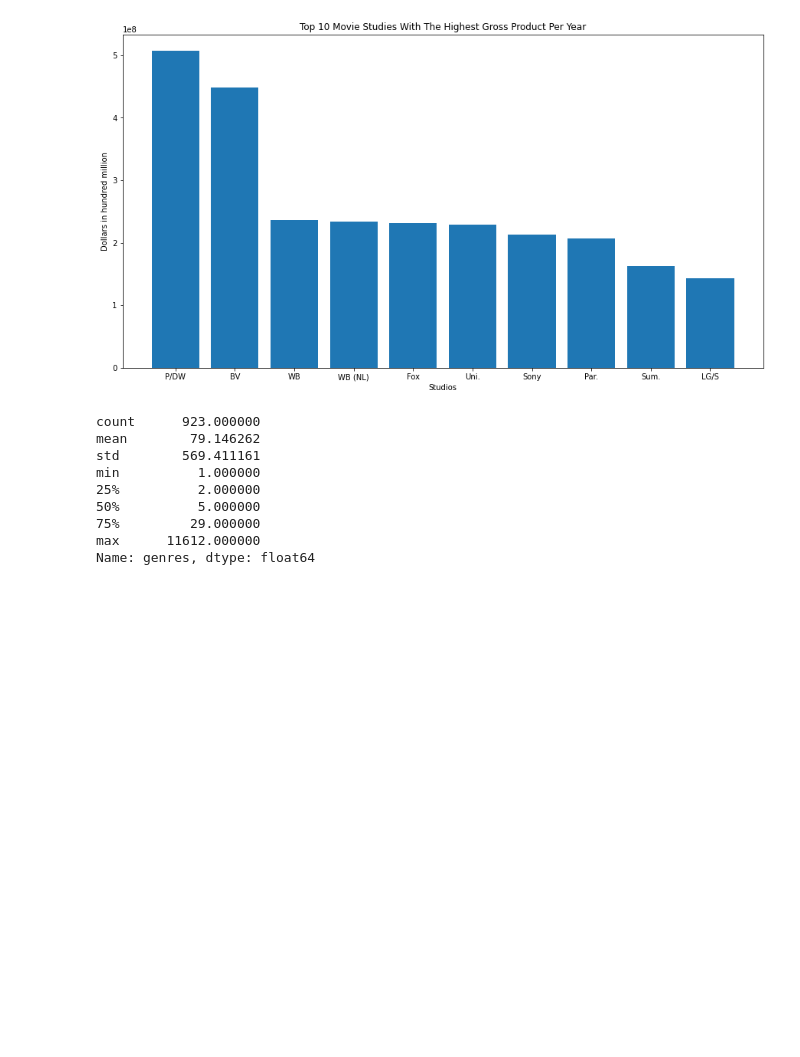
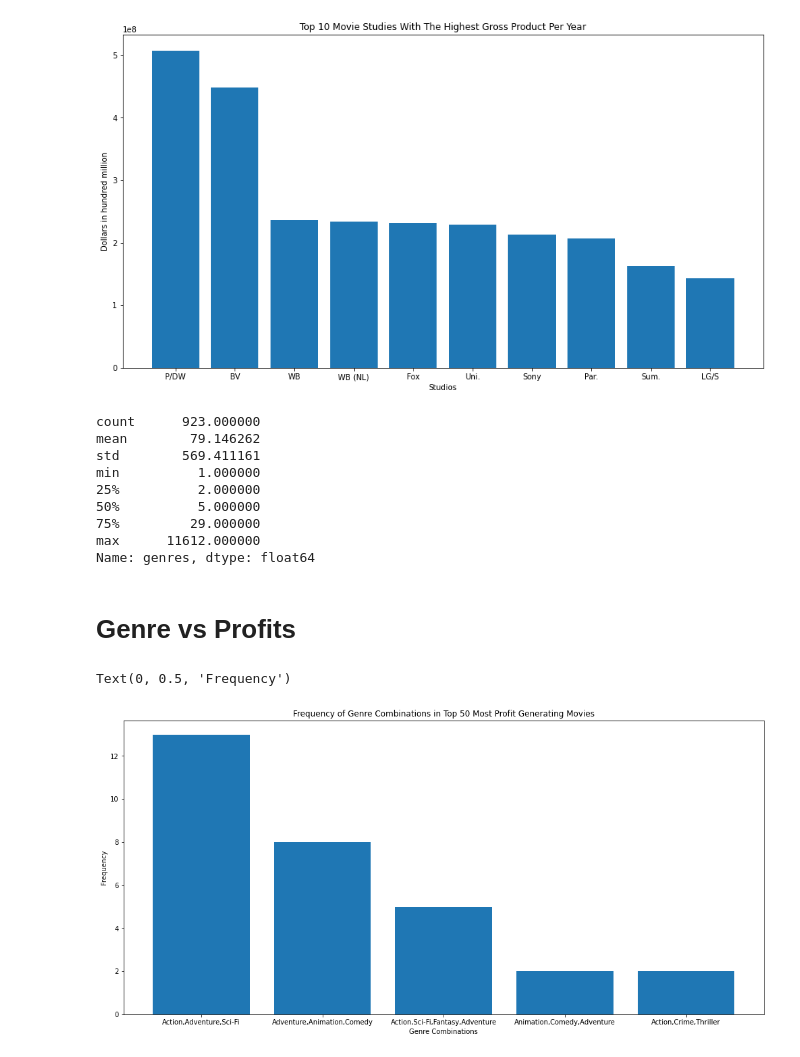
Before and after one commit to learn-co-curriculum/dsc-phase-1-project-v2-3, a Jupyter notebook: mustafasnb.ipynb, the cells around one changed output. Drawn from its saved outputs; the diff is of its cells as text; code cells hidden in the pictures; blank space fills up the shorter version.

```diff
--- a/mustafasnb.ipynb
+++ b/mustafasnb.ipynb
@@ -184,3 +135,5 @@ min          1.000000
 75%         29.000000
 max      11612.000000
 Name: genres, dtype: float64
+# %% [markdown]
+# Genre vs Profits
@@ -186,0 +162,64 @@ Name: genres, dtype: float64
+# %%
+imdb_title_basics['primary_title'] = imdb_title_basics['primary_title'].map(lambda x: re.sub('[.,:-]', '', x))
+tn_movie_budgets['movie'] = tn_movie_budgets['movie'].map(lambda x: re.sub('[.,:-]', '', x))
+imdb_title_basics['primary_title'].iloc[41443]
+# %%
+imdb_title_basics['primary_title'] = imdb_title_basics['primary_title'].map(lambda x: re.sub('[.,:-]', '', x))
+tn_movie_budgets['movie'] = tn_movie_budgets['movie'].map(lambda x: re.sub('[.,:-]', '', x))
+
+# MAKE A COLUMN called release_date_year WHICH HOLDS THE YEAR OF EACH MOVIE in tn_movie_budgets dataframe
+tn_movie_budgets['release_date_year'] = tn_movie_budgets['release_date'].map(lambda x: x[-4:])
+# MAKE A COLUMN called movie_and_year WHICH HOLDS THE CONCATENATED VERSION OF MOVIE AND YEAR OF EACH MOVIE
+tn_movie_budgets['movie_and_year'] = tn_movie_budgets['movie'] + tn_movie_budgets['release_date_year']
+# CONVERT START YEAR TO string
+imdb_title_basics['start_year_str'] = imdb_title_basics['start_year'].map(str)
+# MAKE A COLUMN called movie_and_year WHICH HOLDS THE CONCATENATED VERSION OF TITLE AND YEAR OF EACH MOVIE
+imdb_title_basics['title_and_year'] = imdb_title_basics['primary_title'] + imdb_title_basics['start_year_str']
+
+
+
+df = tn_movie_budgets.merge(imdb_title_basics, how='left', left_on='movie_and_year', right_on='title_and_year')
+df['production_budget'] = df['production_budget'].map(lambda x: int(x.replace(',', '').replace('$', '')))
+df['domestic_gross'] = df['domestic_gross'].map(lambda x: int(x.replace(',', '').replace('$', '')))
+df['worldwide_gross'] = df['worldwide_gross'].map(lambda x: int(x.replace(',', '').replace('$', '')))
+# MAKE A NEW COLUMN TOTAL_GROSS THAT CONTAINS THE TOTAL REVENUE OF EACH MOVIE
+df['total_gross'] = df['domestic_gross'] + df['worldwide_gross']
+# MAKE A NEW COLUMN PROFIT THAT CONTAINS THE PROFIT OF EACH MOVIE
+df['profit'] = df['total_gross'] - df['production_budget']
+# SORT DATAFRAME BASED ON PROFIT
+df = df.sort_values('profit', ascending=False)
+# HARDCODE MISSING GENRES FOR THE TOP 50 MOVIES WITH LARGEST PROFITS
+df['genres'].iloc[0] = 'Action,Sci-Fi,Fantasy,Adventure'
+df['genres'].iloc[1] = 'Action,Sci-Fi,Fantasy,Adventure'
+df['genres'].iloc[2] = 'Romance,Drama'
+df['genres'].iloc[9] = 'Action,Sci-Fi,Fantasy,Adventure'
+df['genres'].iloc[11] = 'Drama,Fantasy,Adventure'
+df['genres'].iloc[15] = 'Action,Drama,Fantasy,Adventure'
+df['genres'].iloc[18] = 'Action,Sci-Fi,Fantasy,Adventure'
+df['genres'].iloc[21] = 'Action,Fantasy,Adventure'
+df['genres'].iloc[22] = 'Action,Adventure,Drama'
+df['genres'].iloc[23] = 'Animation,Drama,Adventure'
+df['genres'].iloc[25] = 'Animation,Comedy,Adventure'
+df['genres'].iloc[32] = 'Animation,Comedy,Adventure,Fantasy'
+df['genres'].iloc[34] = 'Action,Sci-Fi,Fantasy,Adventure'
+df['genres'].iloc[36] = 'Animation,Comedy,Adventure'
+df['genres'].iloc[37] = 'Adventure,Sci-Fi,Drama,Action,Fantasy'
+df['genres'].iloc[41] = 'Action,Adventure,Drama,Fantasy'
+df['genres'].iloc[43] = 'Adventure,Fantasy'
+df['genres'].iloc[49] = 'Action, Adventure, Fantasy'
+# HARDCODE MISSING GENRES FOR THE TOP 50 MOVIES WITH LARGEST PROFITS
+top_50_movies = df.iloc[0:50]
+top_50_movies_genre_distribution = top_50_movies['genres'].value_counts()
+top_50_movies_genre_distribution
+
+# TAKE THE TOP 5 GENRE COMBINATIONS
+top_5_genre_combinations = top_50_movies_genre_distribution[0:5]
+
+fig,ax = plt.subplots(figsize=(17,8))
+ax.bar(top_5_genre_combinations.index, top_5_genre_combinations.values)
+ax.set_title("Frequency of Genre Combinations in Top 50 Most Profit Generating Movies")
+ax.set_xlabel("Genre Combinations")
+ax.set_ylabel("Frequency")
+# %% [output]
+Text(0, 0.5, 'Frequency')
+[figure, added]
```
Also changed, not shown: parts of 6 cells of this notebook, 2 other files.
